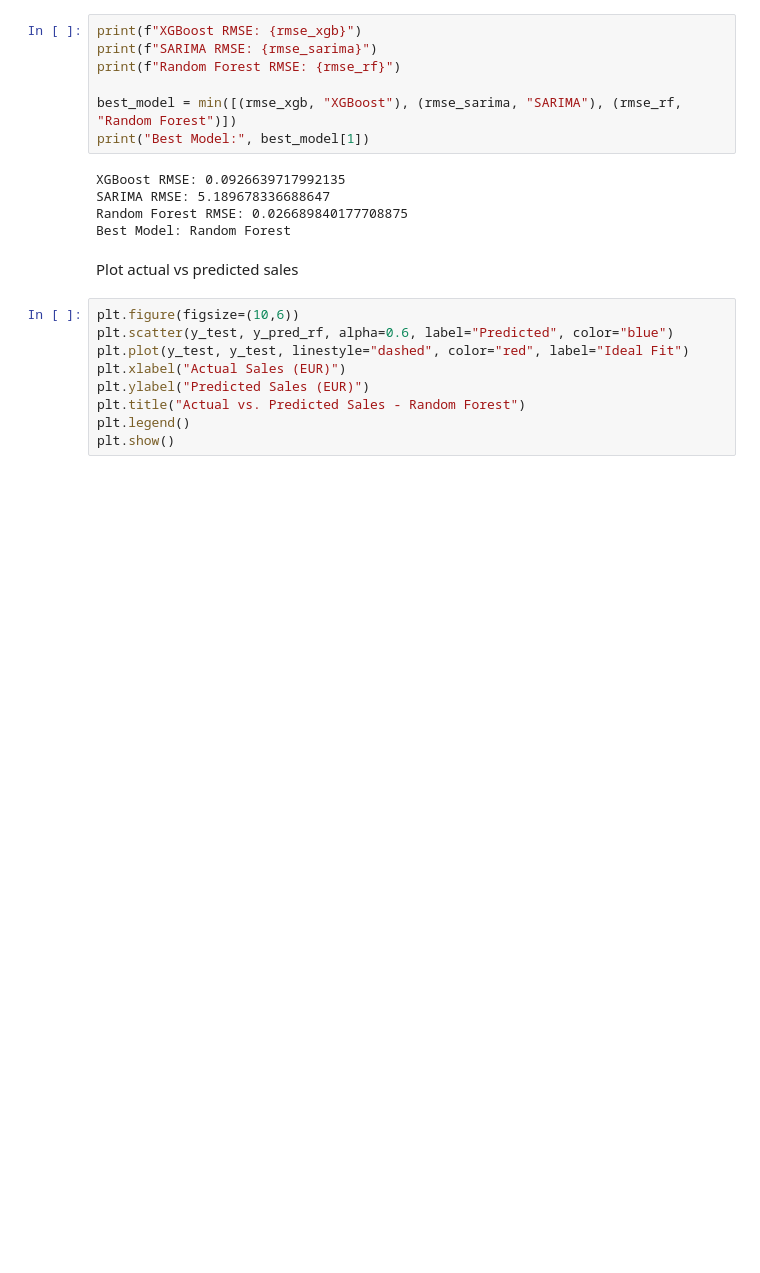
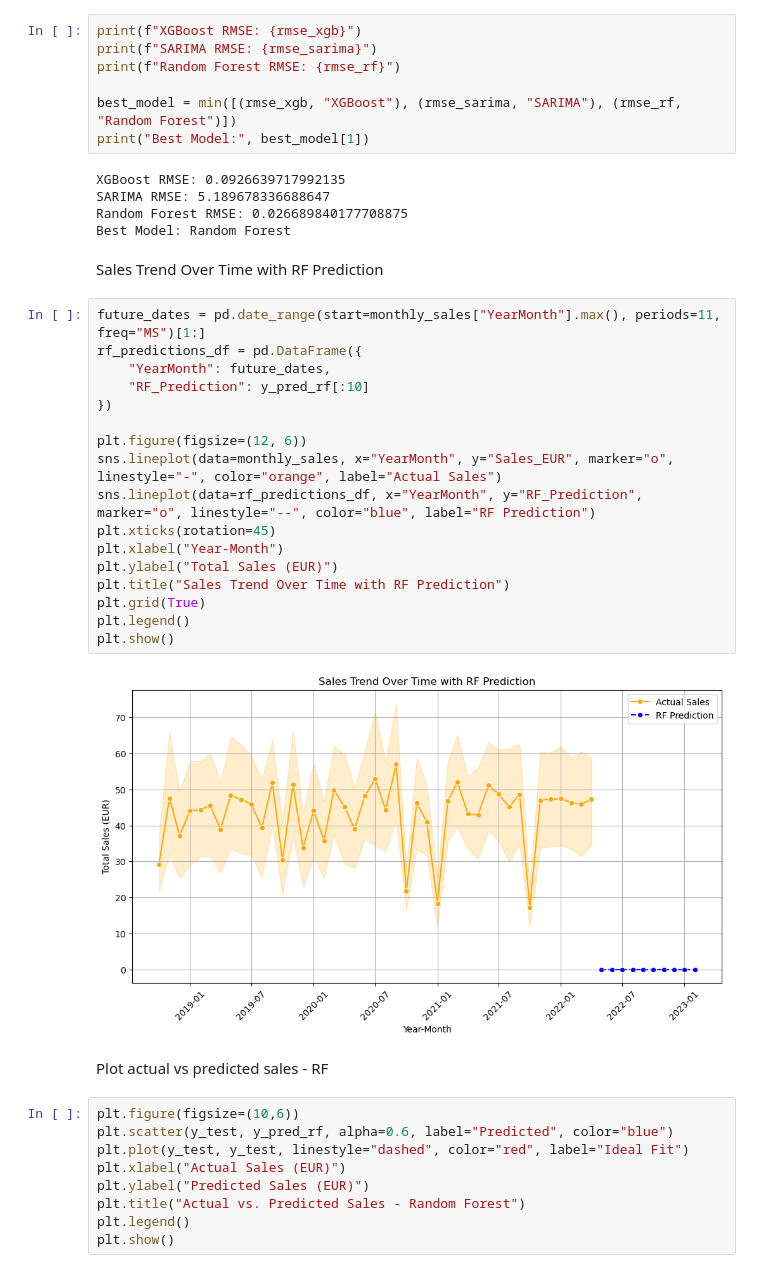
Before and after one commit to gugaaa1904/BC, a Jupyter notebook: Case 2.ipynb, the cells around one changed output. Cells and saved outputs as stored; diff of their text form; blank space fills up the shorter version.

Commit message:
predictions

```diff
--- a/Case 2.ipynb
+++ b/Case 2.ipynb
@@ -492,8 +489,29 @@ XGBoost RMSE: 0.0926639717992135
 SARIMA RMSE: 5.189678336688647
 Random Forest RMSE: 0.026689840177708875
 Best Model: Random Forest
+# %% [markdown]
+Sales Trend Over Time with RF Prediction
+# %%
+future_dates = pd.date_range(start=monthly_sales["YearMonth"].max(), periods=11, freq="MS")[1:]
+rf_predictions_df = pd.DataFrame({
+    "YearMonth": future_dates,
+    "RF_Prediction": y_pred_rf[:10]
+})
+
+plt.figure(figsize=(12, 6))
+sns.lineplot(data=monthly_sales, x="YearMonth", y="Sales_EUR", marker="o", linestyle="-", color="orange", label="Actual Sales")
+sns.lineplot(data=rf_predictions_df, x="YearMonth", y="RF_Prediction", marker="o", linestyle="--", color="blue", label="RF Prediction")
+plt.xticks(rotation=45)
+plt.xlabel("Year-Month")
+plt.ylabel("Total Sales (EUR)")
+plt.title("Sales Trend Over Time with RF Prediction")
+plt.grid(True)
+plt.legend()
+plt.show()
+# %% [output]
+[figure, added]
 # %% [markdown]
-Plot actual vs predicted sales
+Plot actual vs predicted sales - RF
 # %%
 plt.figure(figsize=(10,6))
 plt.scatter(y_test, y_pred_rf, alpha=0.6, label="Predicted", color="blue")
```
Also changed, not shown: parts of 4 cells of this notebook.
